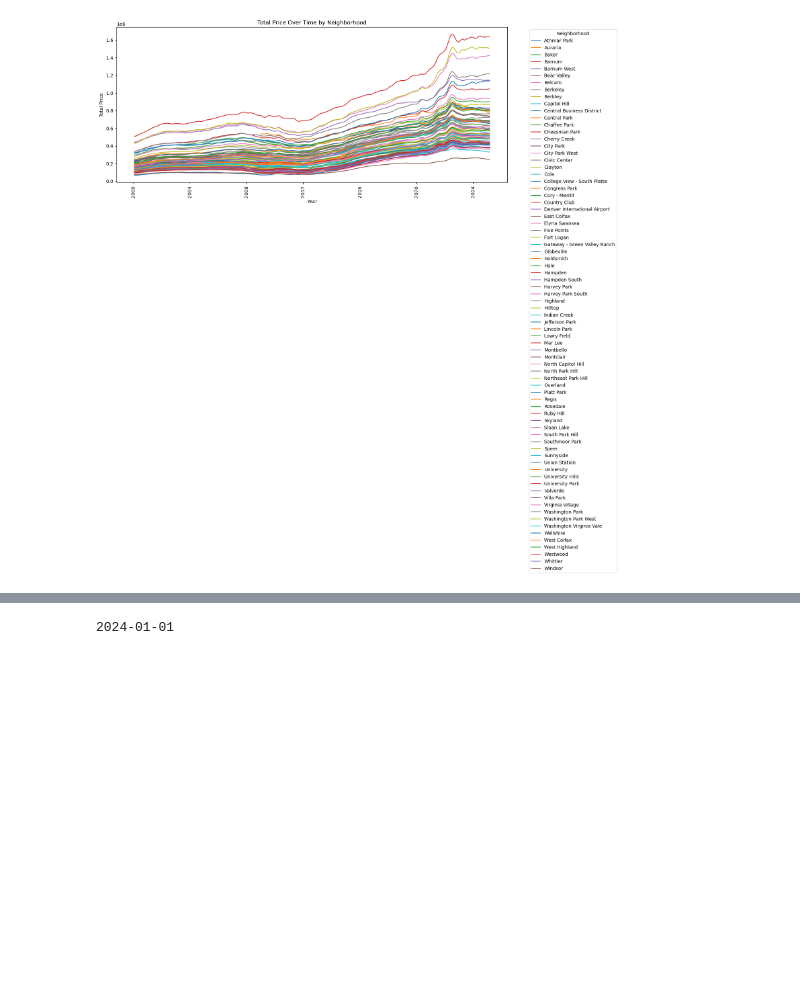
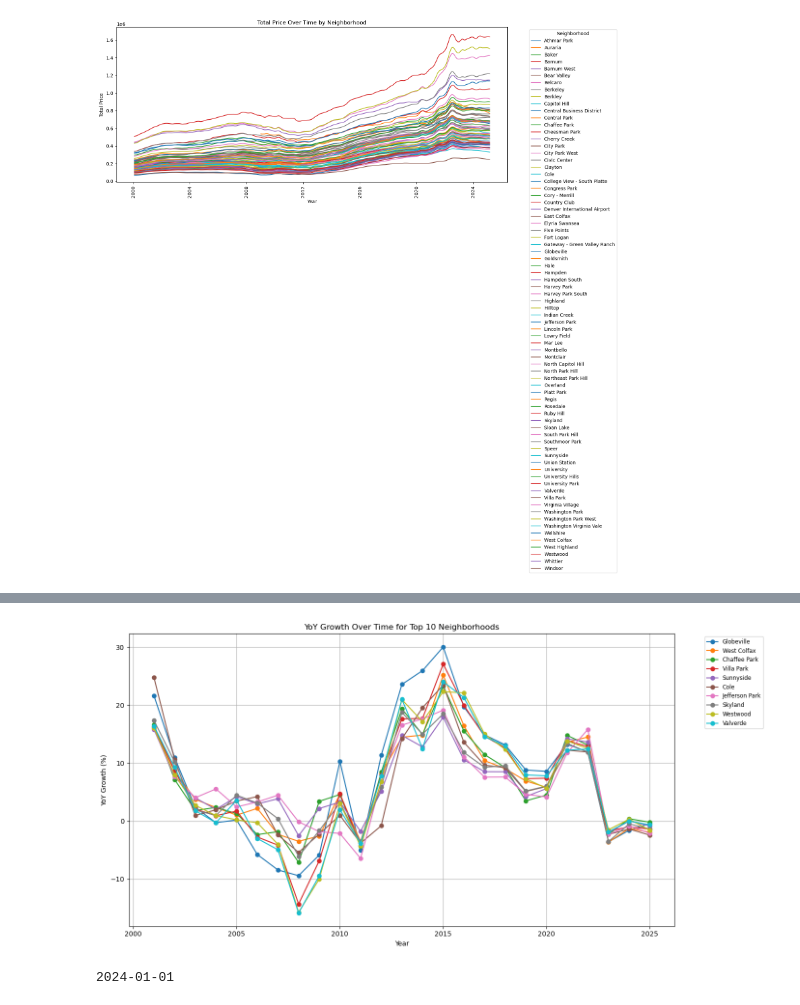
Before and after one commit to Angelinamurdock/final_project_group_2, a Jupyter notebook: prophet_model.ipynb, the cells around one changed output, grey strips where cells are left out. Cells and saved outputs as stored; diff of their text form; code cells hidden in the pictures; blank space fills up the shorter version.

```diff
--- a/prophet_model.ipynb
+++ b/prophet_model.ipynb
@@ -73,3 +139,26 @@ plt.show()
+# %%
+
+top_neighborhoods = top_10_recent_growth.index.tolist()
+
+# Filter full yearly_avg_df for just those neighborhoods
+top_10_df = yearly_avg_df[yearly_avg_df['Neighborhood'].isin(top_neighborhoods)]
+
+# Plot YoY growth line chart for those top neighborhoods
+plt.figure(figsize=(14, 7))
+
+for neighborhood in top_neighborhoods:
+    subset = top_10_df[top_10_df['Neighborhood'] == neighborhood]
+    plt.plot(subset['Year'], subset['YoY_Growth'], marker='o', label=neighborhood)
+
+plt.title('YoY Growth Over Time for Top 10 Neighborhoods')
+plt.xlabel('Year')
+plt.ylabel('YoY Growth (%)')
+plt.legend(bbox_to_anchor=(1.05, 1), loc='upper left', fontsize='small')
+plt.grid(True)
+plt.tight_layout()
+plt.show()
+# %% [output]
+[figure, added]
 # %%
 # Select a start date for the forecast
 forecast_start_dt = date(2024,1,1)
```
Also changed, not shown: parts of 15 cells of this notebook, 1 other file.
